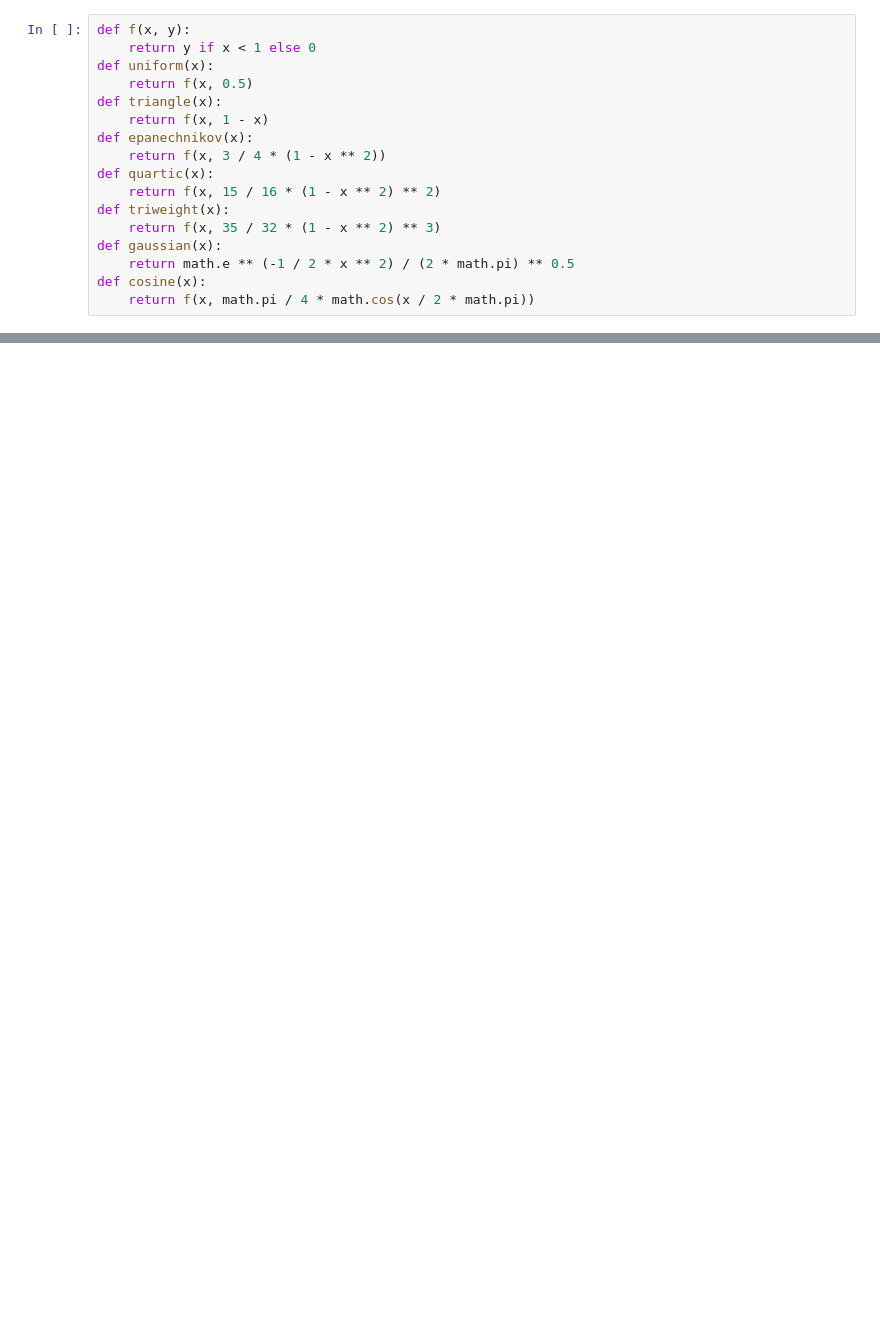
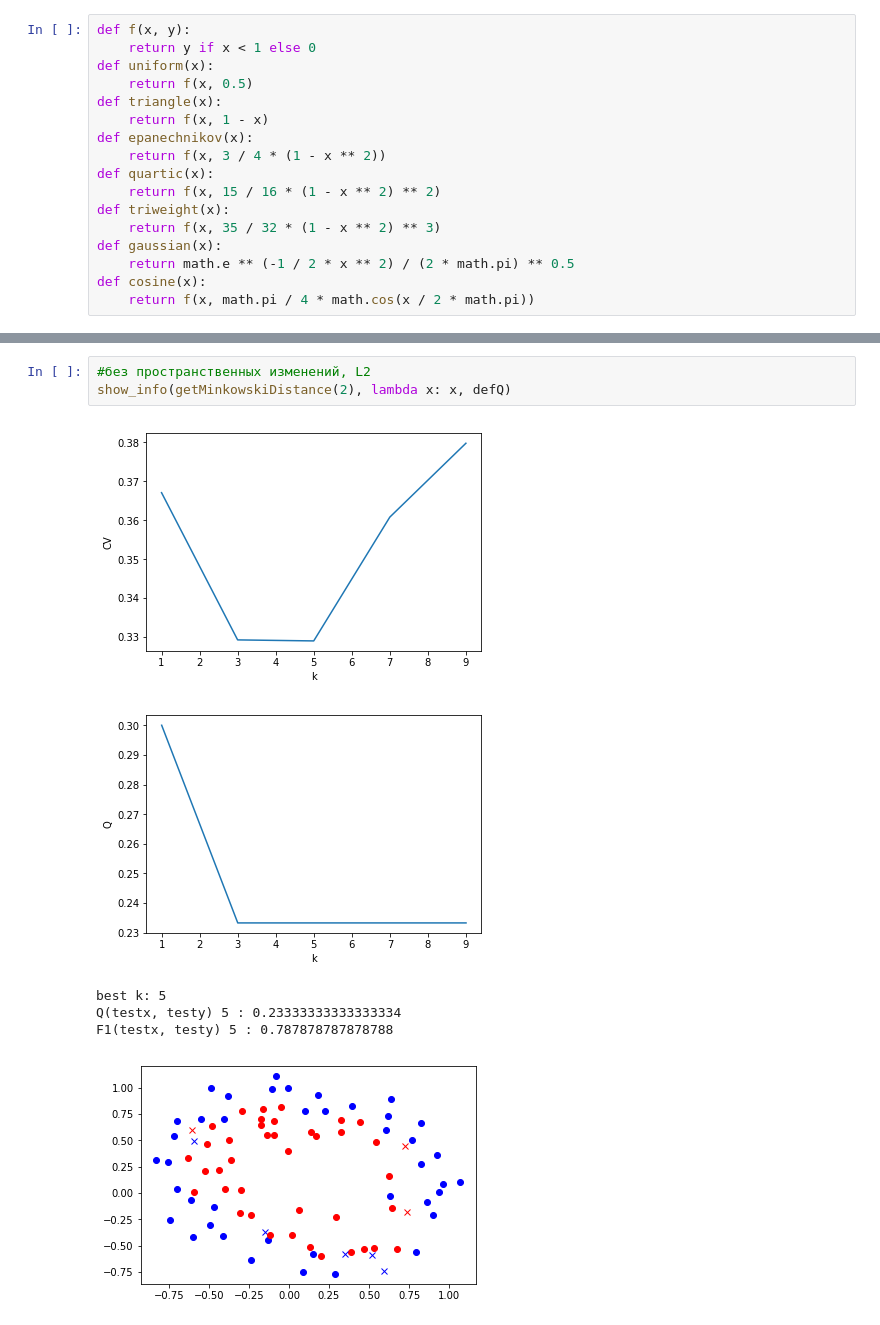
Before and after one commit to Albert1401/4c, a Jupyter notebook: ml/knn/knn.ipynb, the cells around one changed output, grey strips where cells are left out. Cells and saved outputs as stored; diff of their text form; blank space fills up the shorter version.

```diff
--- a/ml/knn/knn.ipynb
+++ b/ml/knn/knn.ipynb
@@ -162,0 +202,10 @@ show_data(test)
+# %%
+#без пространственных изменений, L2
+show_info(getMinkowskiDistance(2), lambda x: x, defQ)
+# %% [output]
+[figure, added]
+[figure, added]
+best k: 5
+Q(testx, testy) 5 : 0.23333333333333334
+F1(testx, testy) 5 : 0.787878787878788
+[figure, added]
```
Also changed, not shown: parts of 26 cells of this notebook.
